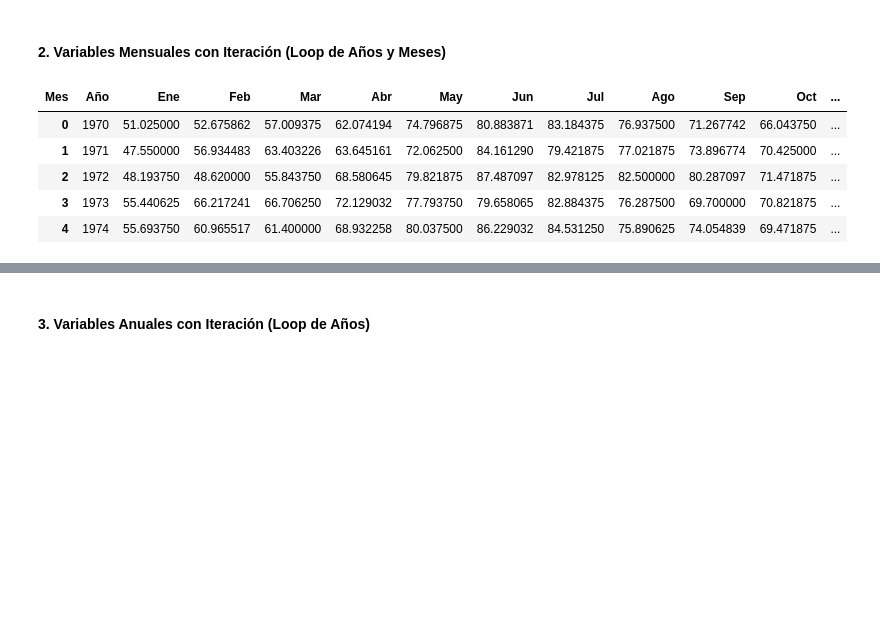
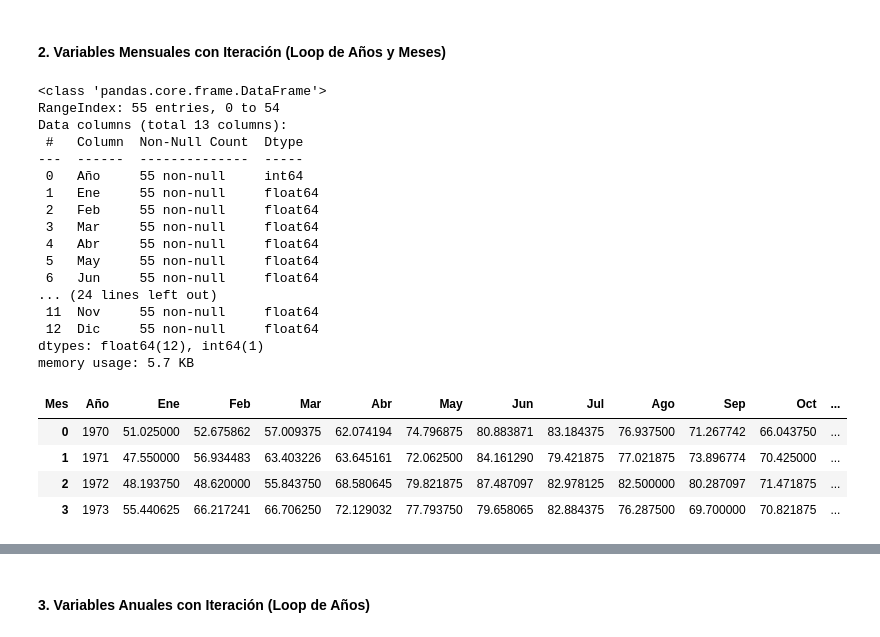
Before and after one commit to juaco-21/Proyect_IMT2200_Idea, a Jupyter notebook: notebooks/ETL_2.ipynb, the cells around one changed output, grey strips where cells are left out. Drawn from its saved outputs; the diff is of its cells as text; code cells hidden in the pictures; blank space fills up the shorter version.

```diff
--- a/notebooks/ETL_2.ipynb
+++ b/notebooks/ETL_2.ipynb
@@ -107,15 +138,31 @@ def transformacion_agrupacion(df, media_column, new_column):
 df_humedad = transformacion_agrupacion(temp_df_humedad, 'Aritmética_Media', 'Humedad_Media_Mensual')
 df_presion = transformacion_agrupacion(temp_df_presion, 'Aritmética_Media', 'Presion_Media_Mensual')
 # %%
-display(df_humedad.head(5))
-display(df_presion.head(5))
+display(df_humedad.head(4))
+display(df_presion.head(4))
 # %% [output]
+<class 'pandas.core.frame.DataFrame'>
+RangeIndex: 55 entries, 0 to 54
+Data columns (total 13 columns):
+ #   Column  Non-Null Count  Dtype
+---  ------  --------------  -----
+ 0   Año     55 non-null     int64
+ 1   Ene     55 non-null     float64
+ 2   Feb     55 non-null     float64
+ 3   Mar     55 non-null     float64
+ 4   Abr     55 non-null     float64
+ 5   May     55 non-null     float64
+ 6   Jun     55 non-null     float64
+... (24 lines left out)
+ 11  Nov     55 non-null     float64
+ 12  Dic     55 non-null     float64
+dtypes: float64(12), int64(1)
+memory usage: 5.7 KB
 | Mes | Año | Ene | Feb | Mar | Abr | May | Jun | Jul | Ago | Sep | Oct | ... |
 | 0 | 1970 | 51.025000 | 52.675862 | 57.009375 | 62.074194 | 74.796875 | 80.883871 | 83.184375 | 76.937500 | 71.267742 | 66.043750 | ... |
 | 1 | 1971 | 47.550000 | 56.934483 | 63.403226 | 63.645161 | 72.062500 | 84.161290 | 79.421875 | 77.021875 | 73.896774 | 70.425000 | ... |
 | 2 | 1972 | 48.193750 | 48.620000 | 55.843750 | 68.580645 | 79.821875 | 87.487097 | 82.978125 | 82.500000 | 80.287097 | 71.471875 | ... |
 | 3 | 1973 | 55.440625 | 66.217241 | 66.706250 | 72.129032 | 77.793750 | 79.658065 | 82.884375 | 76.287500 | 69.700000 | 70.821875 | ... |
-| 4 | 1974 | 55.693750 | 60.965517 | 61.400000 | 68.932258 | 80.037500 | 86.229032 | 84.531250 | 75.890625 | 74.054839 | 69.471875 | ... |
 | Mes | Año | Ene | Feb | Mar | Abr | May | Jun | Jul | Ago | Sep | Oct | ... |
 | 0 | 1970 | 953.940625 | 953.203448 | 953.771875 | 954.251613 | 956.656250 | 958.435484 | 958.040625 | 958.468750 | 956.287097 | 955.500000 | ... |
 | 1 | 1971 | 953.468750 | 953.237931 | 954.493548 | 955.819355 | 956.740625 | 957.654839 | 957.175000 | 958.678125 | 957.283871 | 956.028125 | ... |
```
Also changed, not shown: parts of 6 cells of this notebook, 3 other files.
